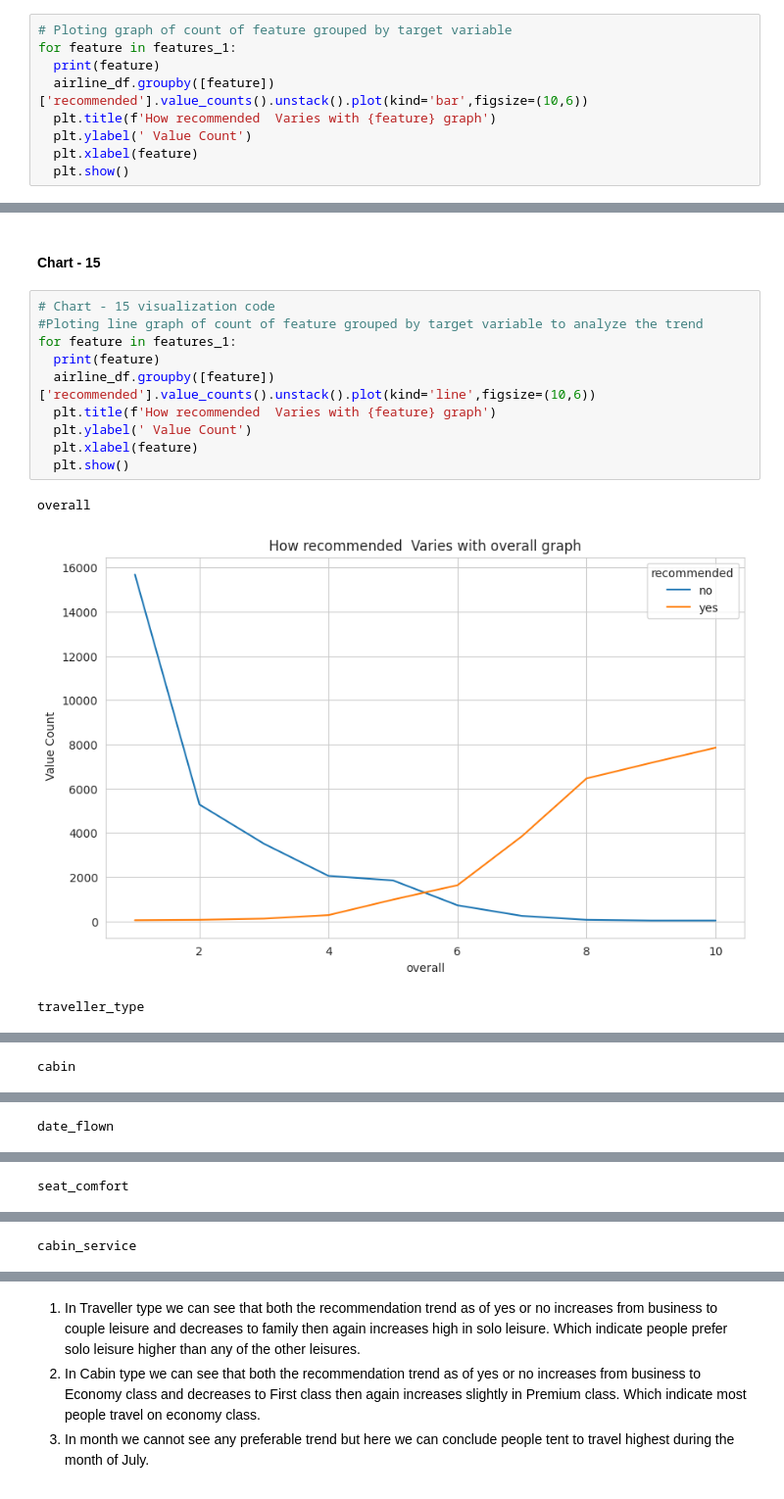
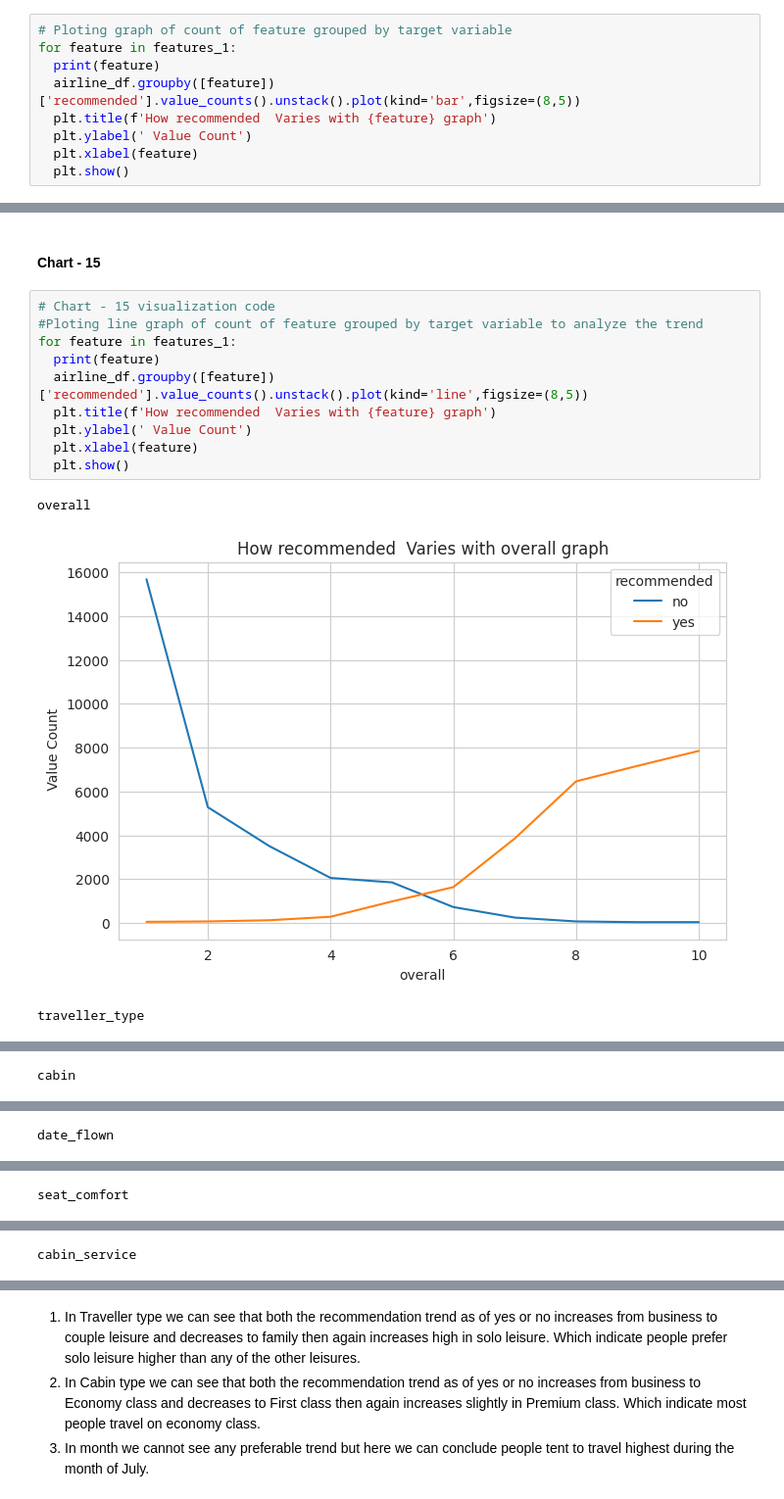
Before and after one commit to vedanttule134/Airline-Passenger-Referral-Prediction, a Jupyter notebook: Airline_Passenger_Referral_Prediction.ipynb, the cells around one changed output, grey strips where cells are left out. Shown at 98% size. Cells and saved outputs as stored; diff of their text form.

```diff
--- a/Airline_Passenger_Referral_Prediction.ipynb
+++ b/Airline_Passenger_Referral_Prediction.ipynb
@@ -644,7 +664,7 @@ features_1= features.drop(['airline','review_date'])
 # Ploting graph of count of feature grouped by target variable
 for feature in features_1:
   print(feature)
-  airline_df.groupby([feature])['recommended'].value_counts().unstack().plot(kind='bar',figsize=(10,6))
+  airline_df.groupby([feature])['recommended'].value_counts().unstack().plot(kind='bar',figsize=(8,5))
   plt.title(f'How recommended  Varies with {feature} graph')
   plt.ylabel(' Value Count')
   plt.xlabel(feature)
@@ -687,14 +703,14 @@ We can conclude following things from above:
 # %%
 # Chart - 15 visualization code
 #Ploting line graph of count of feature grouped by target variable to analyze the trend
 for feature in features_1:
   print(feature)
-  airline_df.groupby([feature])['recommended'].value_counts().unstack().plot(kind='line',figsize=(10,6))
+  airline_df.groupby([feature])['recommended'].value_counts().unstack().plot(kind='line',figsize=(8,5))
   plt.title(f'How recommended  Varies with {feature} graph')
   plt.ylabel(' Value Count')
   plt.xlabel(feature)
   plt.show()
 # %% [output]
 overall
-[figure, old version]
+[figure, new version]
 traveller_type
```
Also changed, not shown: parts of 76 cells of this notebook.
